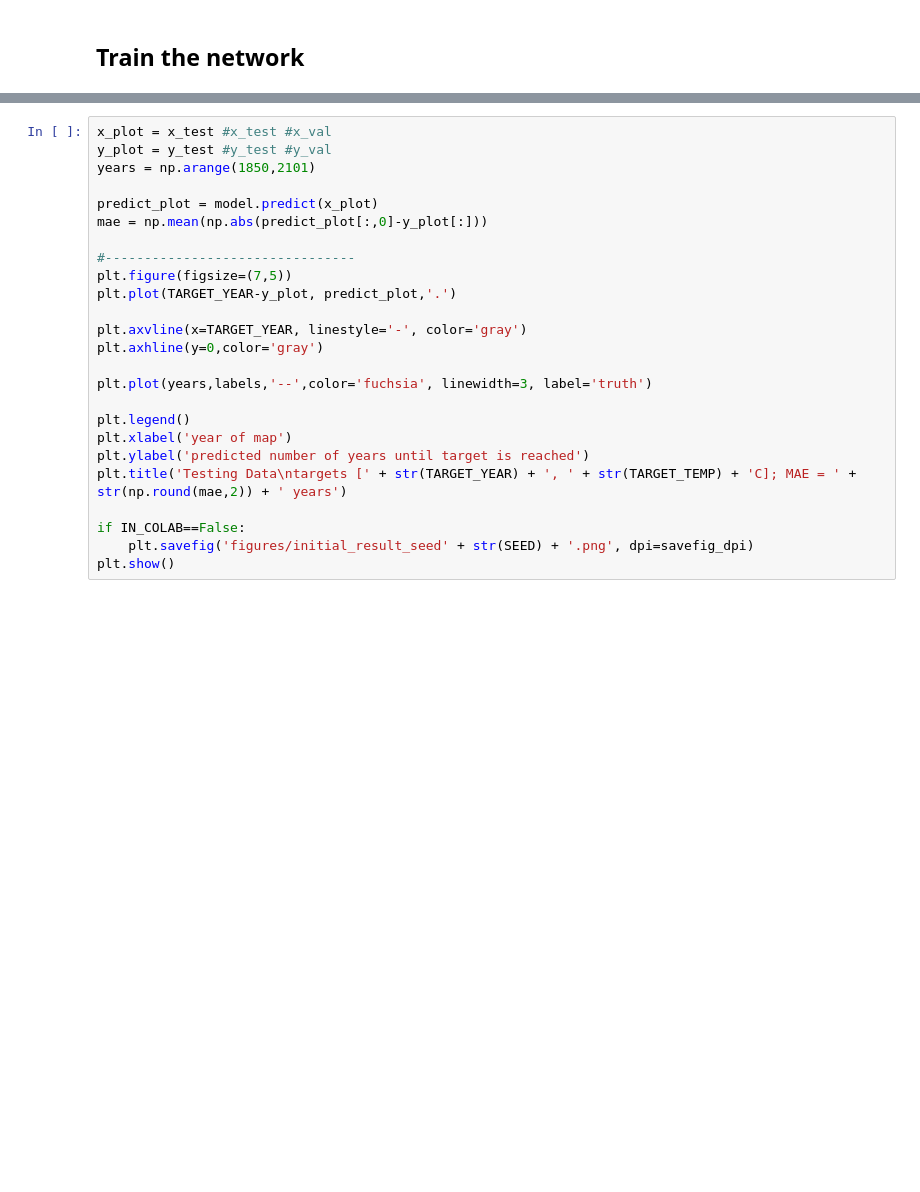
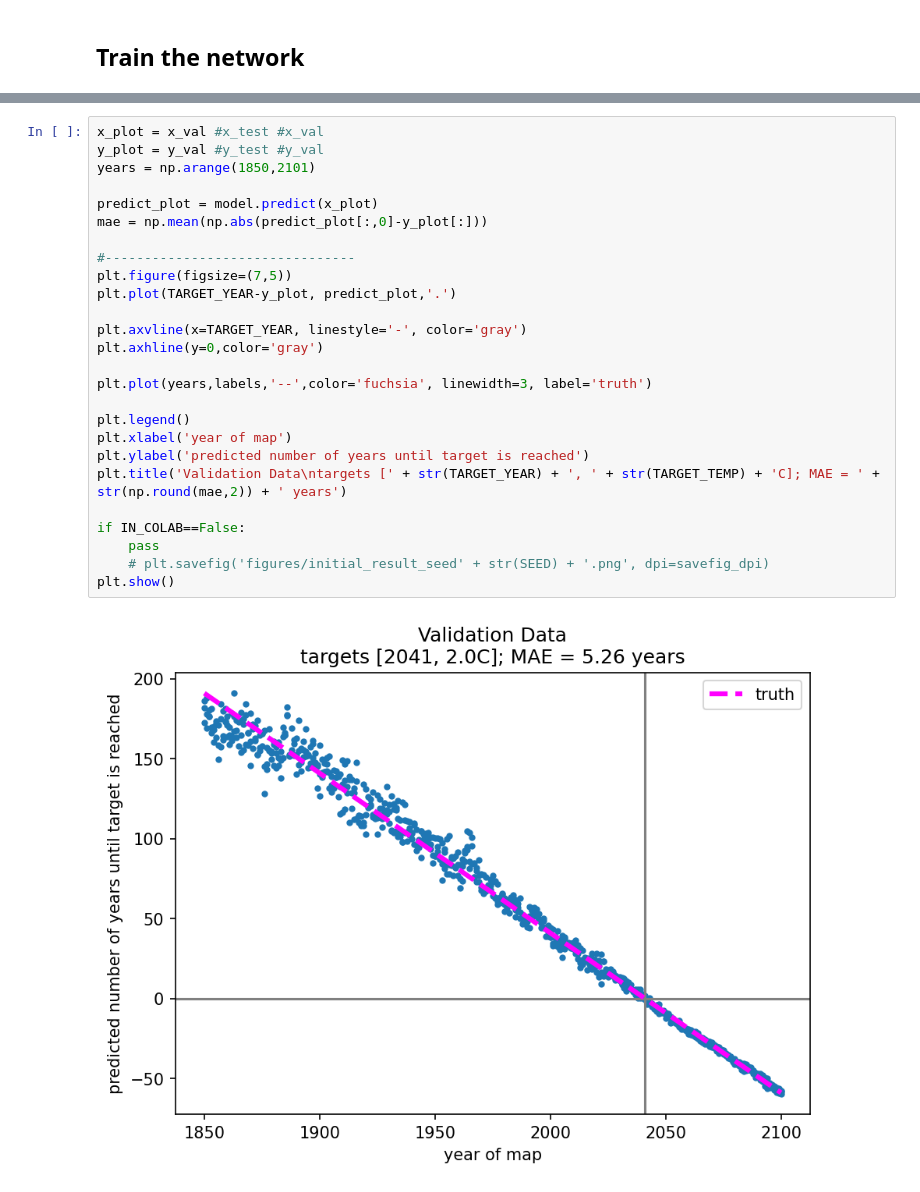
Before and after one commit to eabarnes1010/target_temp_detection, a Jupyter notebook: _train_model.ipynb, the cells around one changed output, grey strips where cells are left out. Drawn from its saved outputs; the diff is of its cells as text; blank space fills up the shorter version.

```diff
--- a/_train_model.ipynb
+++ b/_train_model.ipynb
@@ -216,25 +280,28 @@ plt.show()
 # %%
-x_plot = x_test #x_test #x_val
-y_plot = y_test #y_test #y_val
+x_plot = x_val #x_test #x_val
+y_plot = y_val #y_test #y_val
 years = np.arange(1850,2101)
 
 predict_plot = model.predict(x_plot)
 mae = np.mean(np.abs(predict_plot[:,0]-y_plot[:]))
 
 #--------------------------------
 plt.figure(figsize=(7,5))
 plt.plot(TARGET_YEAR-y_plot, predict_plot,'.')
 
 plt.axvline(x=TARGET_YEAR, linestyle='-', color='gray')
 plt.axhline(y=0,color='gray')
 
 plt.plot(years,labels,'--',color='fuchsia', linewidth=3, label='truth')
 
 plt.legend()
 plt.xlabel('year of map')
 plt.ylabel('predicted number of years until target is reached')
-plt.title('Testing Data\ntargets [' + str(TARGET_YEAR) + ', ' + str(TARGET_TEMP) + 'C]; MAE = ' + str(np.round(mae,2)) + ' years')
+plt.title('Validation Data\ntargets [' + str(TARGET_YEAR) + ', ' + str(TARGET_TEMP) + 'C]; MAE = ' + str(np.round(mae,2)) + ' years')
 
 if IN_COLAB==False:
-    plt.savefig('figures/initial_result_seed' + str(SEED) + '.png', dpi=savefig_dpi)
+    pass
+    # plt.savefig('figures/initial_result_seed' + str(SEED) + '.png', dpi=savefig_dpi)
 plt.show()
+# %% [output]
+[figure, added]
```
Also changed, not shown: parts of 18 cells of this notebook.
